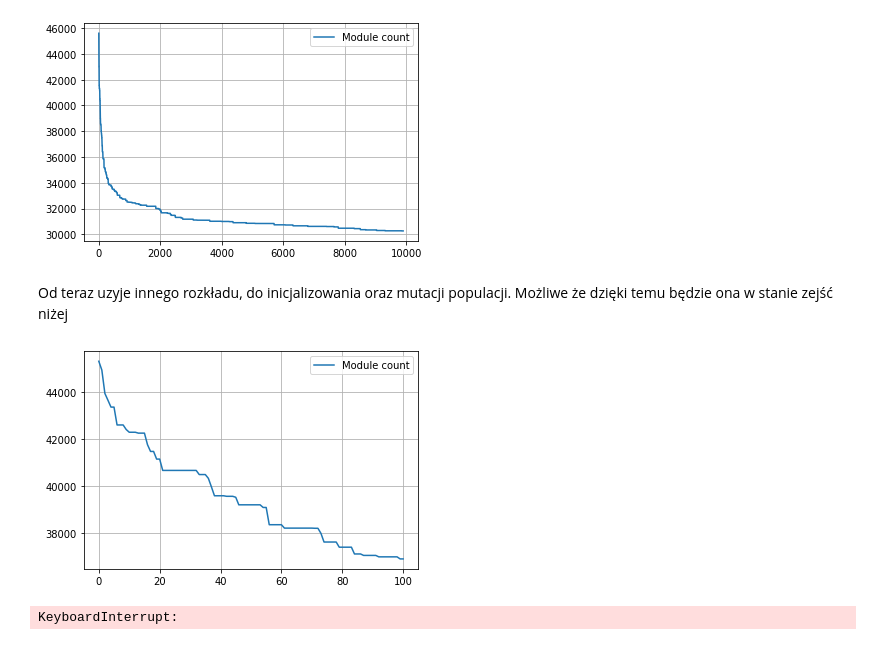
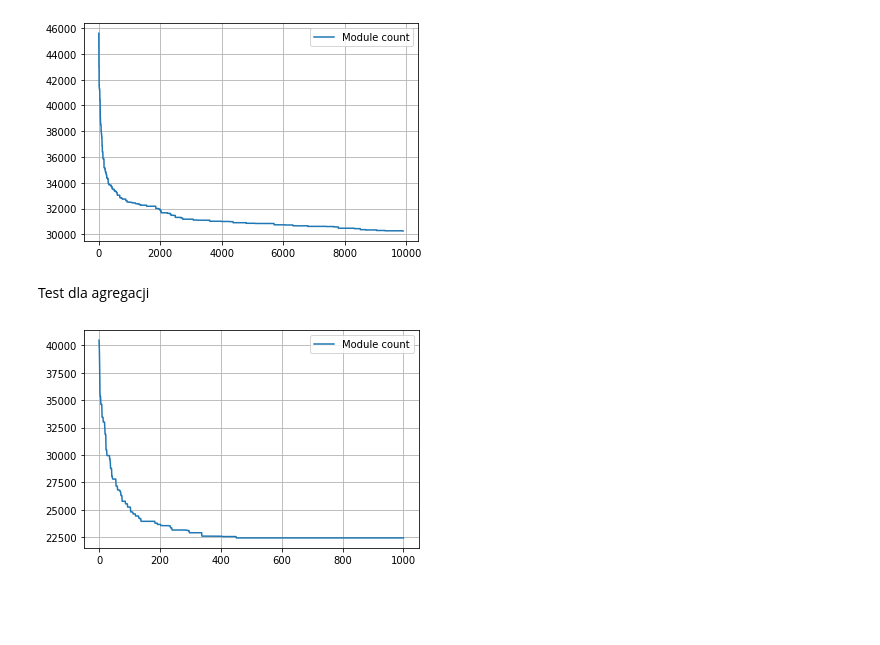
Before and after one commit to kowusek/POP_Evolutionary_algorithm, a Jupyter notebook: Documentation.ipynb, the cells around one changed output. Drawn from its saved outputs; the diff is of its cells as text; code cells hidden in the pictures; blank space fills up the shorter version.

```diff
--- a/Documentation.ipynb
+++ b/Documentation.ipynb
@@ -274,27 +274,25 @@ for x, y in tqdm(population.evolution(mutationProb, crossProb, iterCount, modula
         plt.show()
 # %% [output]
 [figure]
-# %% [markdown]
-Od teraz uzyje innego rozkładu, do inicjalizowania oraz mutacji populacji. Możliwe że dzięki temu będzie ona w stanie zejść niżej
+# %% [markdown]
+Test dla agregacji
 # %%
-popSize = 1600
+popSize = 800
 iterCount = 10000
 mutationProb = 0.02
 crossProb = 8.0
 modularity = 1
-pathCount = 0
 
-population = Population(popSize, pathCount)
+population = Population(popSize, True)
 moduleCount = list()
 
 for x, y in tqdm(population.evolution(mutationProb, crossProb, iterCount, modularity), total = iterCount):
     moduleCount.append(y)
     if x % 100 == 0:
         display.clear_output()
         plt.plot(moduleCount, label = 'Module count')
         plt.legend()
         plt.grid()
         plt.show()
 # %% [output]
-[figure, old version]
+[figure, new version]
-KeyboardInterrupt:
```
Also changed, not shown: parts of 4 cells of this notebook, 1 other file.
